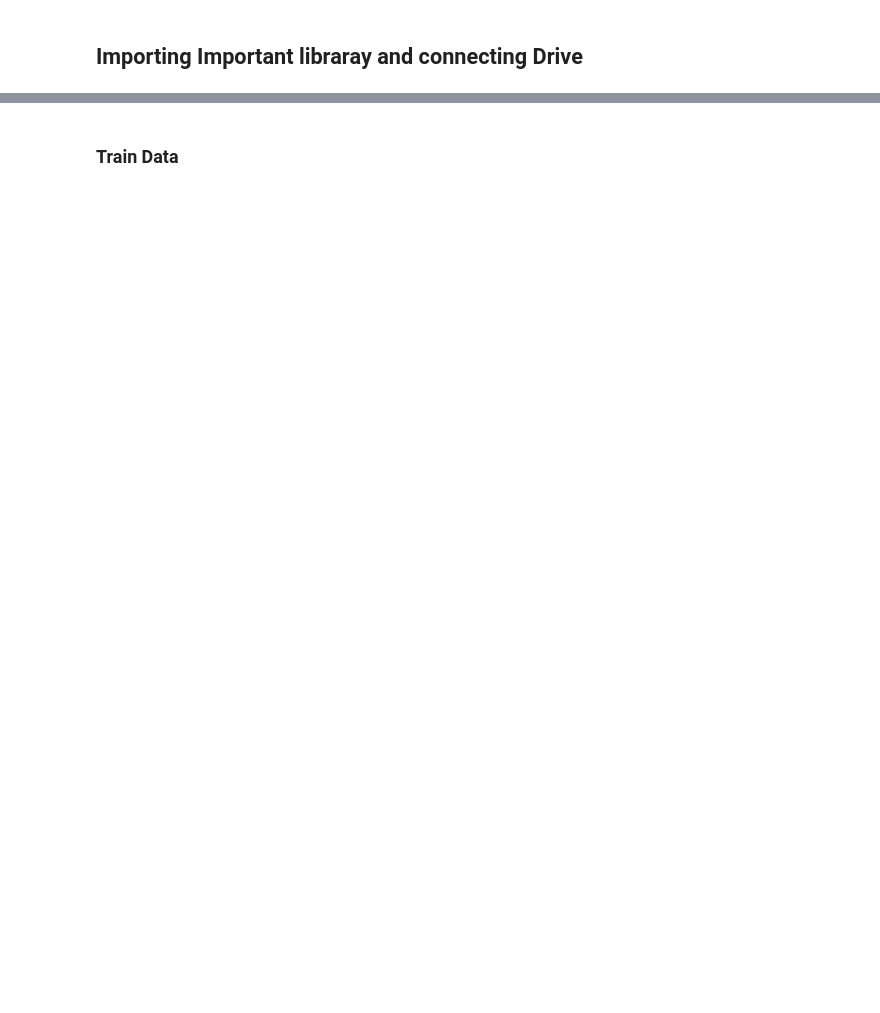
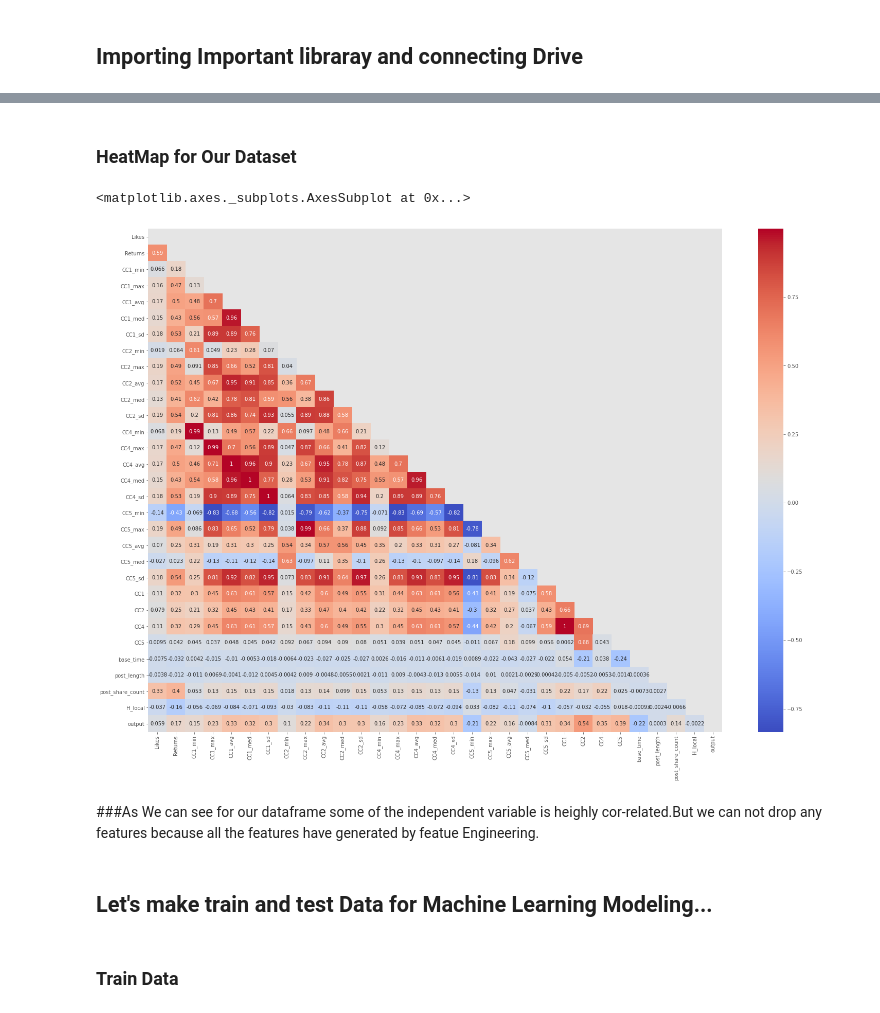
Before and after one commit to TheAIFellow/Facebook-Comment-Volume, a Jupyter notebook: Dilavar_Singh_Team_5_Facebook_Comment_Volume_Capstone_Project.ipynb, the cells around one changed output, grey strips where cells are left out. Drawn from its saved outputs; the diff is of its cells as text; code cells hidden in the pictures; blank space fills up the shorter version.

```diff
--- a/Dilavar_Singh_Team_5_Facebook_Comment_Volume_Capstone_Project.ipynb
+++ b/Dilavar_Singh_Team_5_Facebook_Comment_Volume_Capstone_Project.ipynb
@@ -152,0 +137,14 @@ test_file_location = '/content/drive/MyDrive/AlmaBetter/Cohort Aravali/Module 4/
+# %% [markdown]
+### **HeatMap for Our Dataset**
+# %%
+plt.figure(figsize=(25,18))
+cor= dataset.corr()
+mask = np.triu(cor)
+sns.heatmap(dataset.corr(),annot=True,cmap='coolwarm',mask=mask)
+# %% [output]
+<matplotlib.axes._subplots.AxesSubplot at 0x...>
+[figure, added]
+# %% [markdown]
+###As We can see for our dataframe some of the independent variable is heighly cor-related.But we can not drop any features because all the features have generated by featue Engineering.
+# %% [markdown]
+## **Let's make train and test Data for Machine Learning Modeling...**
```
Also changed, not shown: parts of 122 cells of this notebook.
